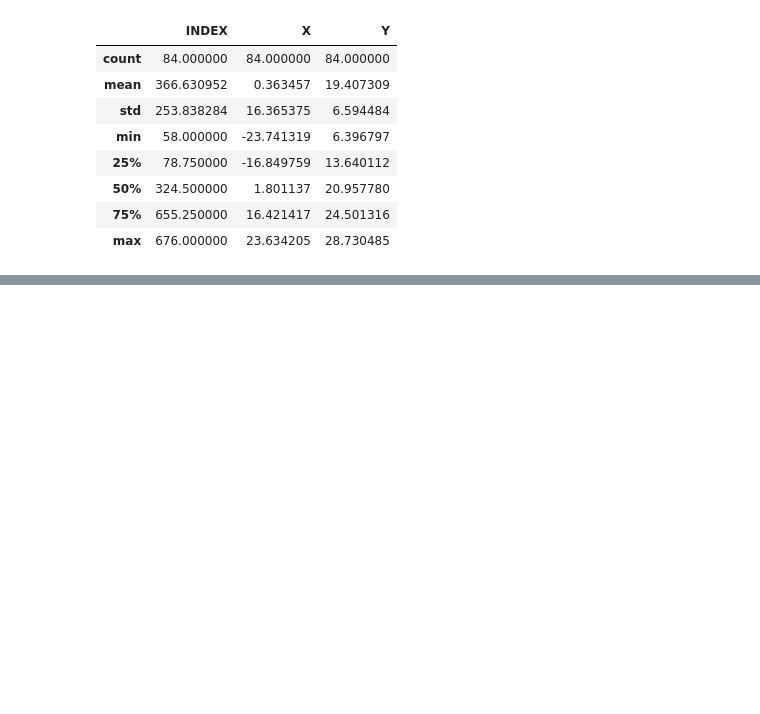
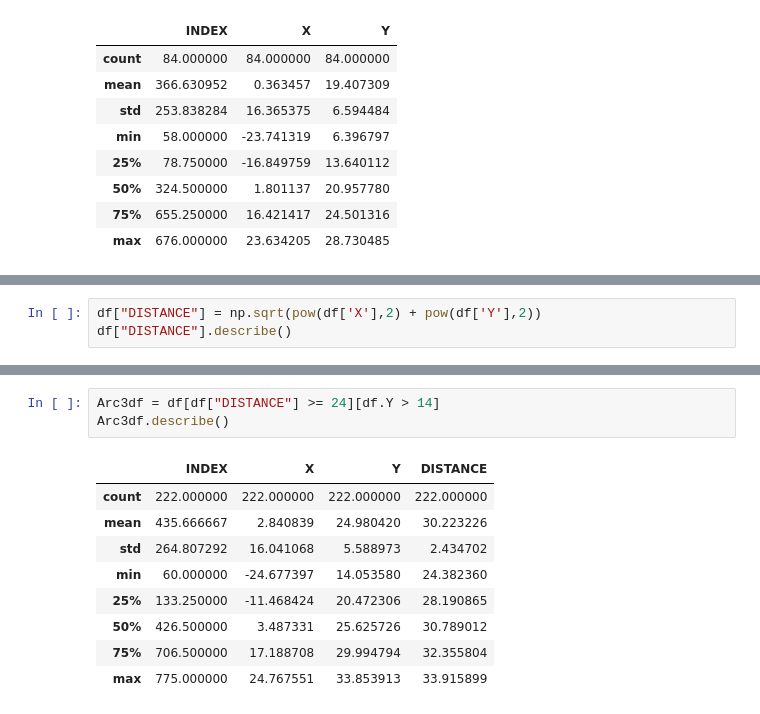
Before and after one commit to kacpersienkiewicz/NBAShootingAnalysis, a Jupyter notebook: NBAShootingAnalysis.ipynb, the cells around one changed output, grey strips where cells are left out. Drawn from its saved outputs; the diff is of its cells as text; blank space fills up the shorter version.

```diff
--- a/NBAShootingAnalysis.ipynb
+++ b/NBAShootingAnalysis.ipynb
@@ -296,0 +300,3 @@ Arc3df = df[]
+# %%
+df["DISTANCE"] = np.sqrt(pow(df['X'],2) + pow(df['Y'],2))
+df["DISTANCE"].describe()
@@ -296,0 +313,13 @@ Arc3df = df[]
+# %%
+Arc3df = df[df["DISTANCE"] >= 24][df.Y > 14]
+Arc3df.describe()
+# %% [output]
+|  | INDEX | X | Y | DISTANCE |
+| count | 222.000000 | 222.000000 | 222.000000 | 222.000000 |
+| mean | 435.666667 | 2.840839 | 24.980420 | 30.223226 |
+| std | 264.807292 | 16.041068 | 5.588973 | 2.434702 |
+| min | 60.000000 | -24.677397 | 14.053580 | 24.382360 |
+| 25% | 133.250000 | -11.468424 | 20.472306 | 28.190865 |
+| 50% | 426.500000 | 3.487331 | 25.625726 | 30.789012 |
+| 75% | 706.500000 | 17.188708 | 29.994794 | 32.355804 |
+| max | 775.000000 | 24.767551 | 33.853913 | 33.915899 |
```
Also changed, not shown: parts of 9 cells of this notebook.
